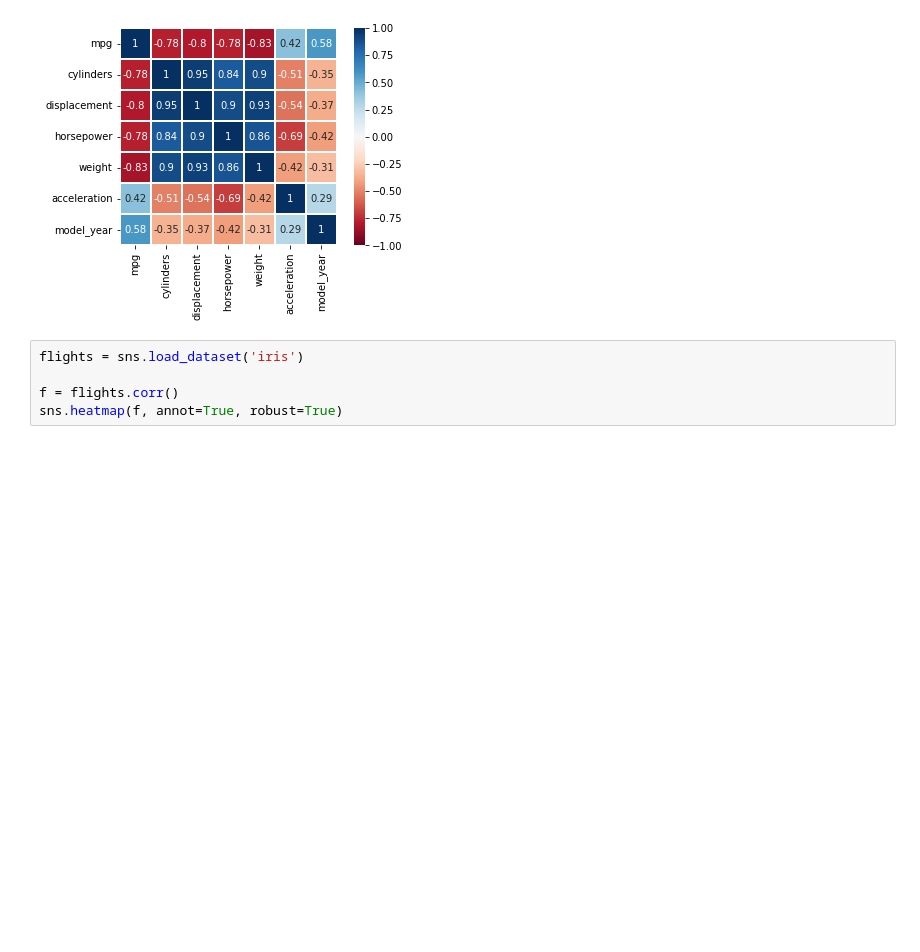
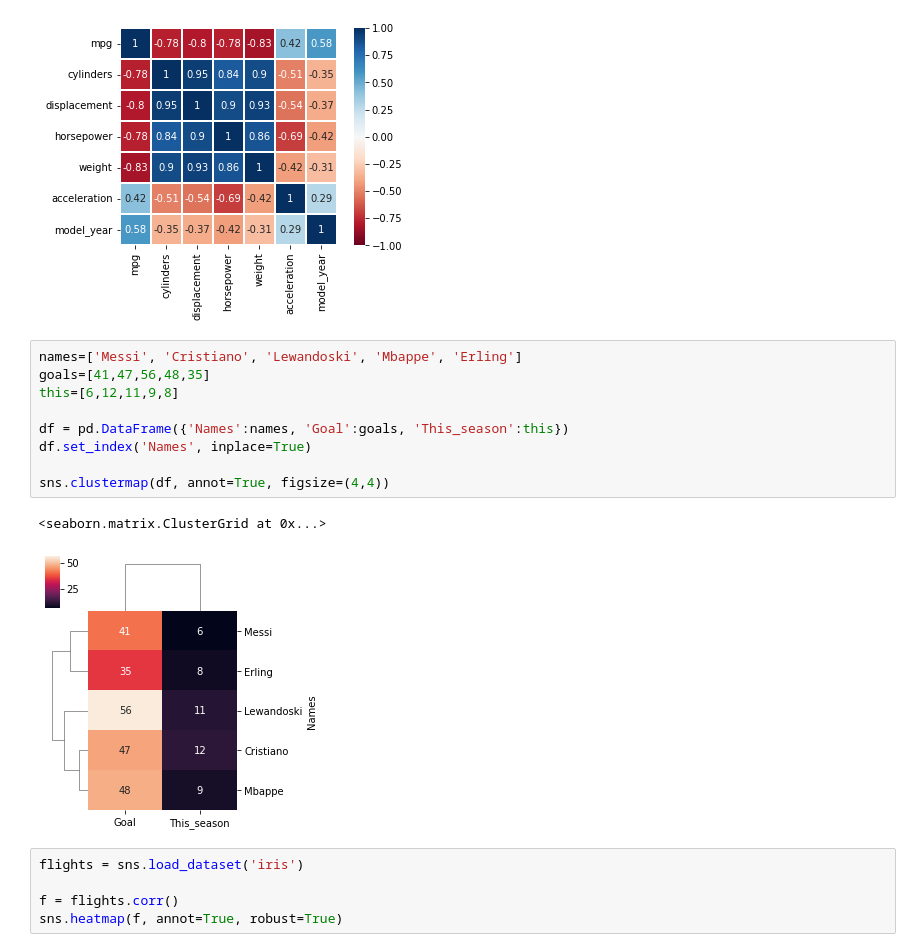
Before and after one commit to ShakilM26/Data-Visualization, a Jupyter notebook: seaborn/seaborn2.ipynb, the cells around one changed output. Saved outputs shown, nothing was run; the diff lists cells and outputs as text; blank space fills up the shorter version.

```diff
--- a/seaborn/seaborn2.ipynb
+++ b/seaborn/seaborn2.ipynb
@@ -80,6 +80,18 @@ sns.heatmap(df.corr(), cmap='RdBu', center=0, annot=True,
 # %% [output]
 <matplotlib.axes._subplots.AxesSubplot at 0x...>
 [figure]
+# %%
+names=['Messi', 'Cristiano', 'Lewandoski', 'Mbappe', 'Erling']
+goals=[41,47,56,48,35]
+this=[6,12,11,9,8]
+
+df = pd.DataFrame({'Names':names, 'Goal':goals, 'This_season':this})
+df.set_index('Names', inplace=True)
+
+sns.clustermap(df, annot=True, figsize=(4,4))
+# %% [output]
+<seaborn.matrix.ClusterGrid at 0x...>
+[figure, added]
 # %%
 flights = sns.load_dataset('iris')
 
```
